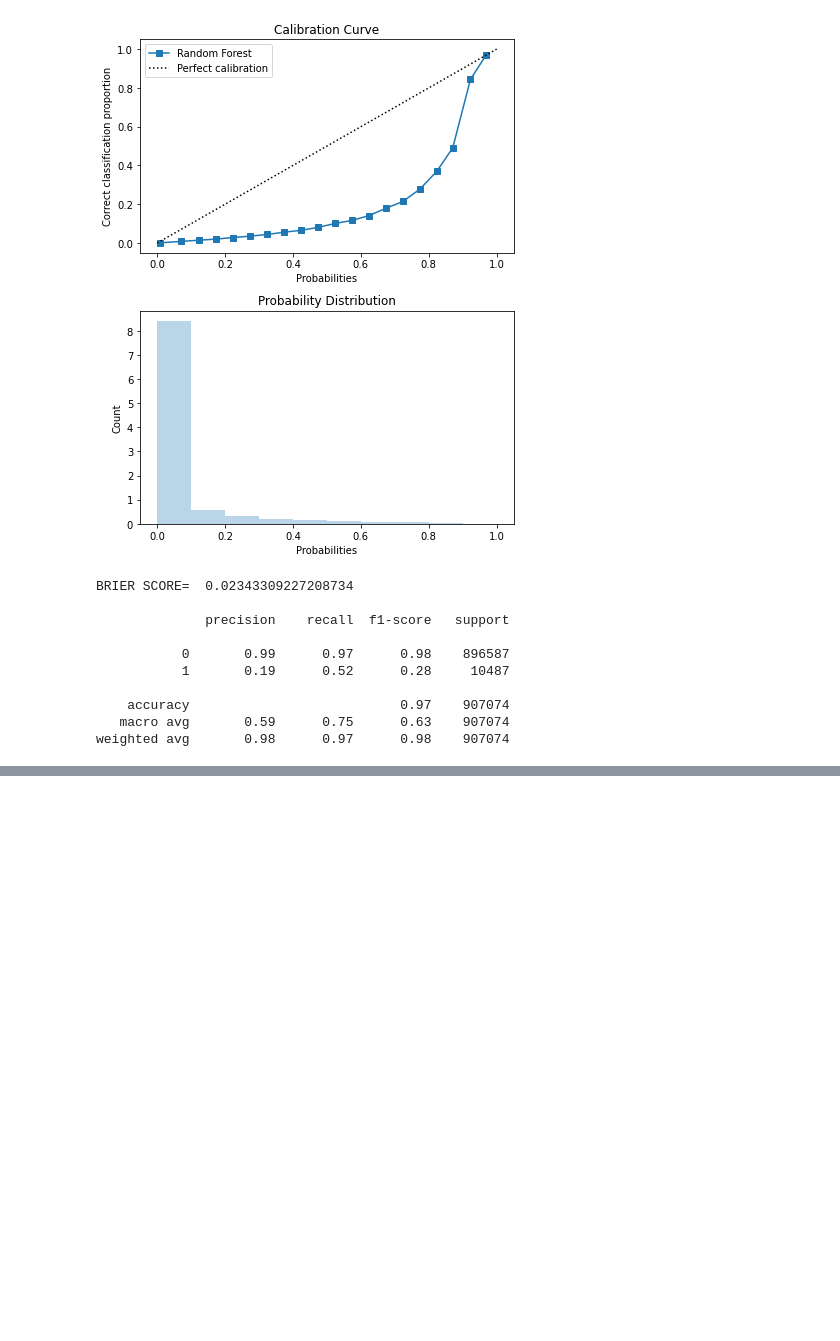
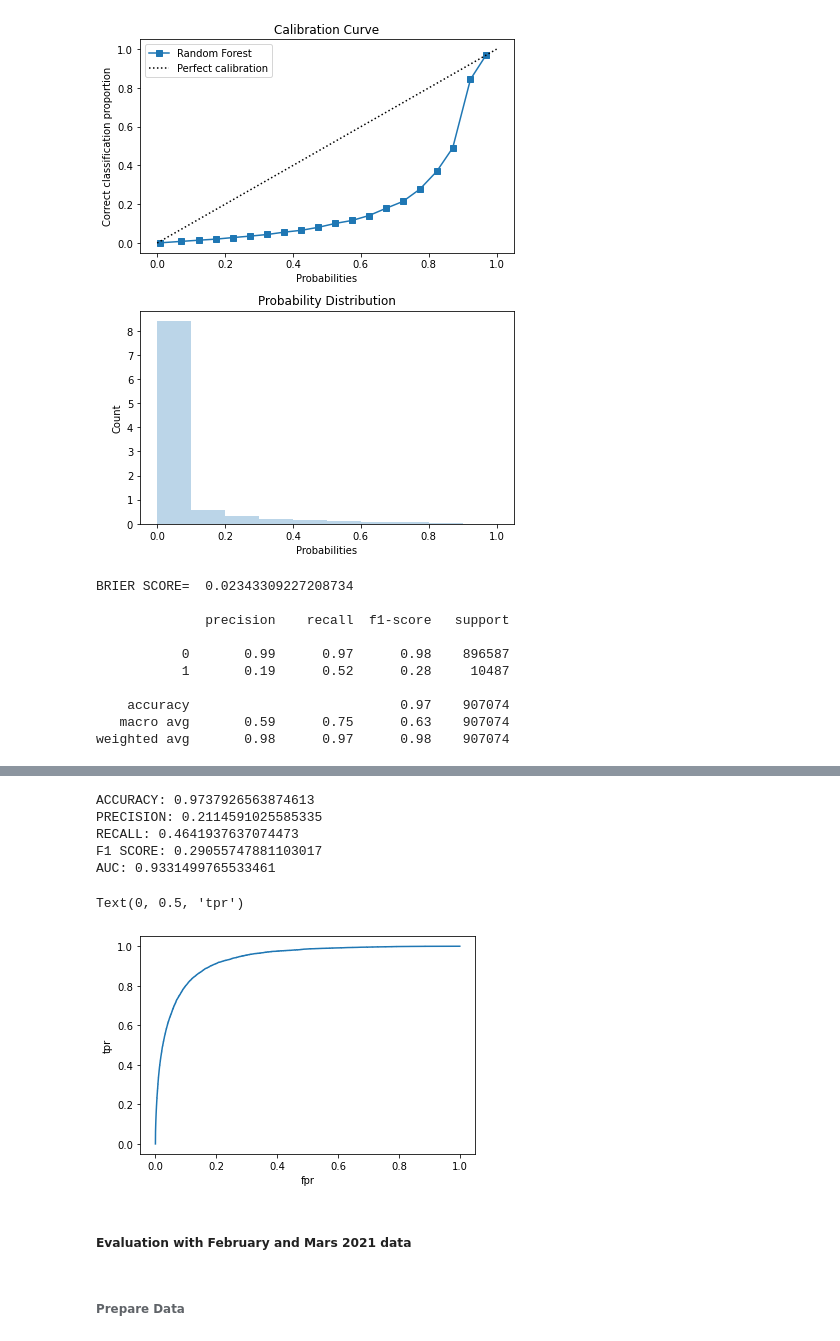
Before and after one commit to Laurajmoreno/ML_and_CRO, a Jupyter notebook: CLASSIFICATION_OPTIMIZATION_AND_GS_Random-Forest-with-fulldata-no-carrito-pedido .ipynb, the cells around one changed output, grey strips where cells are left out. Cells and saved outputs as stored; diff of their text form; code cells hidden in the pictures; blank space fills up the shorter version.

```diff
--- a/CLASSIFICATION_OPTIMIZATION_AND_GS_Random-Forest-with-fulldata-no-carrito-pedido .ipynb
+++ b/CLASSIFICATION_OPTIMIZATION_AND_GS_Random-Forest-with-fulldata-no-carrito-pedido .ipynb
@@ -3865,0 +3880,23 @@ pickle.dump(grid,open("CLF_gs_optimization_unimbal_calibrated_gstest.pickle","wb
+# %%
+print("ACCURACY: " + str(accuracy_score(y_test, predictions)))
+print("PRECISION: " + str(precision_score(y_test, predictions)))
+print("RECALL: " + str(recall_score(y_test, predictions)))
+print("F1 SCORE: " + str(f1_score(y_test, predictions)))
+print("AUC: " + str(roc_auc_score(y_test,probabilities[:, 1])))
+
+tpr, fpr, thresolds = roc_curve(y_test, probabilities[:, 1])
+plt.plot(tpr, fpr)
+plt.xlabel('fpr')
+plt.ylabel('tpr')
+# %% [output]
+ACCURACY: 0.9737926563874613
+PRECISION: 0.2114591025585335
+RECALL: 0.4641937637074473
+F1 SCORE: 0.29055747881103017
+AUC: 0.9331499765533461
+Text(0, 0.5, 'tpr')
+[figure, added]
+# %% [markdown]
+##### Evaluation with February and Mars 2021 data
+# %% [markdown]
+###### Prepare Data
```
Also changed, not shown: parts of 32 cells of this notebook.
